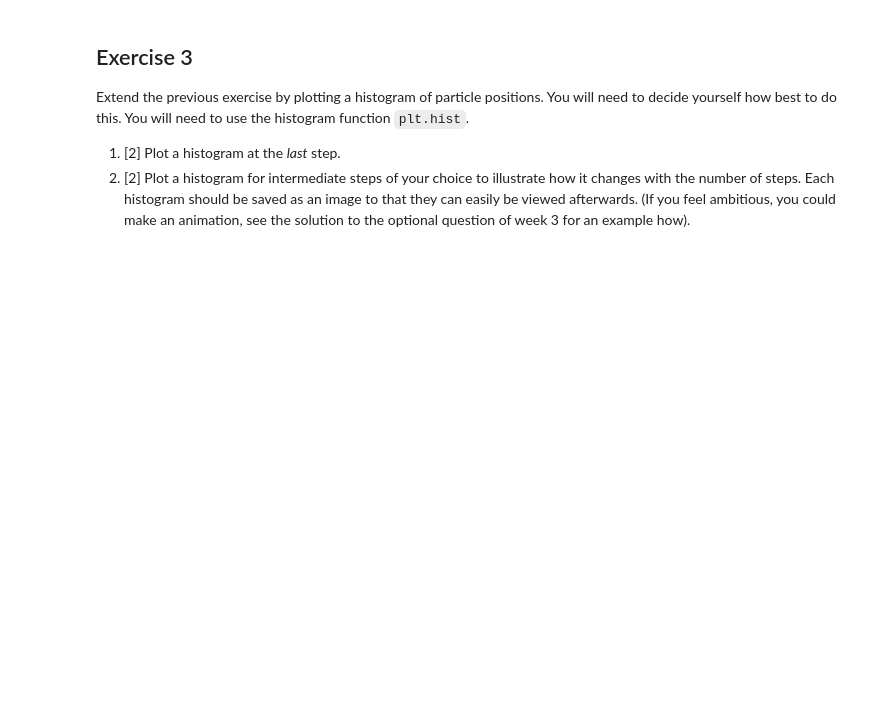
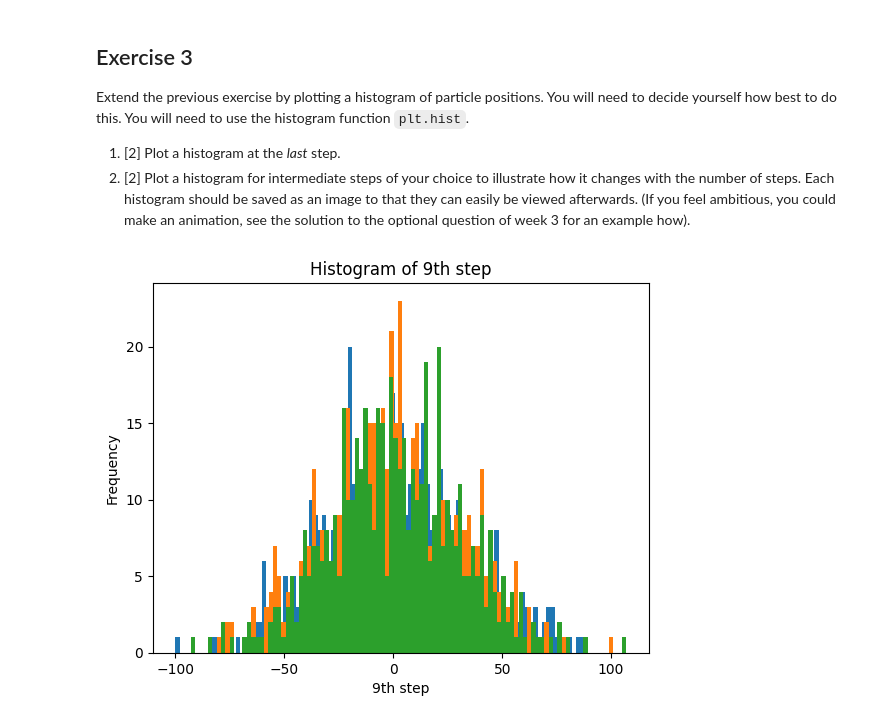
Before and after one commit to PX2145-2025/week-7-b-beckylorden, a Jupyter notebook: Random_walk.ipynb, the cells around one changed output. Drawn from its saved outputs; the diff is of its cells as text; code cells hidden in the pictures; blank space fills up the shorter version.

```diff
--- a/Random_walk.ipynb
+++ b/Random_walk.ipynb
@@ -156,3 +178,44 @@ Extend the previous exercise by plotting a histogram of particle positions. You
 
  1. [2] Plot a histogram at the _last_ step.
  2. [2] Plot a histogram for intermediate steps of your choice to illustrate how it changes with the number of steps. Each histogram should be saved as an image to that they can easily be viewed afterwards. (If you feel ambitious, you could make an animation, see the solution to the optional question of week 3 for an example how).
+# %%
+N = 500
+particles = np.zeros((steps,N),int)
+
+for i in range(N):
+  particles[:,i] = walk(steps)
+  final_particle = particles[-1]
+Min = np.min(final_particle)
+Max = np.max(final_particle)
+bin_number = int((Max-Min)/2)+1
+plt.hist(final_particle, bins=bin_number)
+plt.title("Histogram of last step")
+plt.xlabel("Last step")
+plt.ylabel("Frequency")
+plt.savefig("histogram.png")
+
+for i in range(N):
+  particles[:,i] = walk(steps)
+  final_particle = particles[-100]
+Min = np.min(final_particle)
+Max = np.max(final_particle)
+bin_number = int((Max-Min)/2)+1
+plt.hist(final_particle, bins=bin_number)
+plt.title("Histogram of 900th step")
+plt.xlabel("900th step")
+plt.ylabel("Frequency")
+plt.savefig("histogram.png")
+
+for i in range(N):
+  particles[:,i] = walk(steps)
+  final_particle = particles[-100]
+Min = np.min(final_particle)
+Max = np.max(final_particle)
+bin_number = int((Max-Min)/2)+1
+plt.hist(final_particle, bins=bin_number)
+plt.title("Histogram of 9th step")
+plt.xlabel("9th step")
+plt.ylabel("Frequency")
+plt.savefig("histogram.png")
+# %% [output]
+[figure, added]
```
Also changed, not shown: parts of 1 cell of this notebook.
